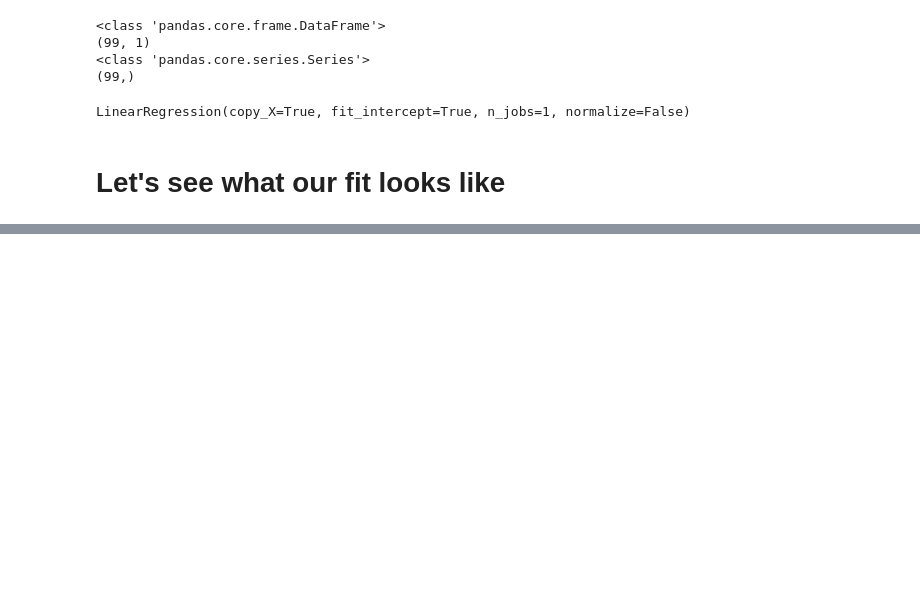
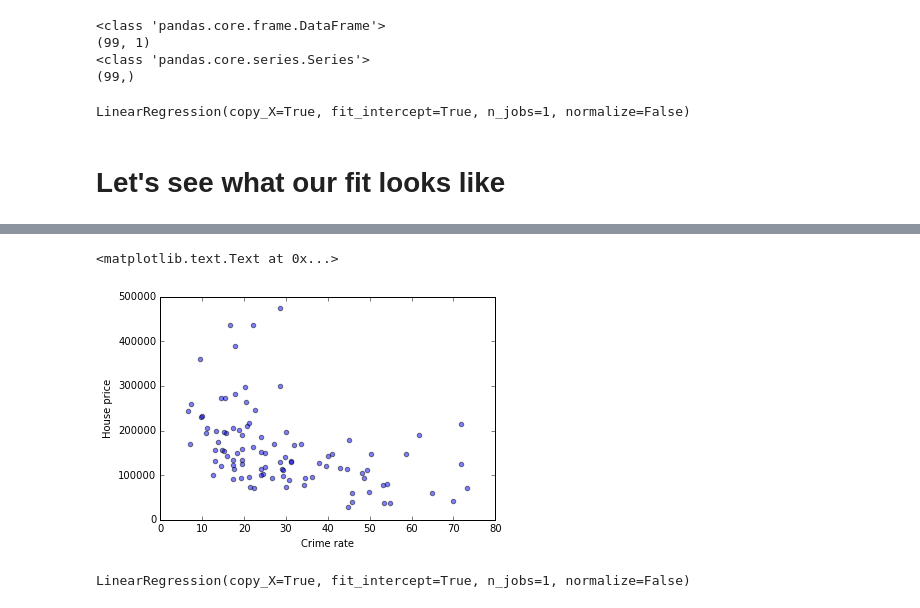
Before and after one commit to Weenkus/Machine-Learning-University-of-Washington, a Jupyter notebook: Regression/assignments/Simple Linear Regression slides.ipynb, the cells around one changed output, grey strips where cells are left out. Saved outputs shown, nothing was run; the diff lists cells and outputs as text; code cells hidden in the pictures; blank space fills up the shorter version.

```diff
--- a/Regression/assignments/Simple Linear Regression slides.ipynb
+++ b/Regression/assignments/Simple Linear Regression slides.ipynb
@@ -80,0 +86,14 @@ plt.plot(sales.CrimeRate, sales.HousePrice, '.',
+# %%
+sales_noCC = sales[sales['MilesPhila'] != 0.0]
+# %%
+plt.scatter(sales_noCC.CrimeRate, sales_noCC.HousePrice, alpha=0.5)
+plt.ylabel('House price')
+plt.xlabel('Crime rate')
+# %% [output]
+<matplotlib.text.Text at 0x...>
+[figure, added]
+# %%
+crime_mode_noCC = linear_model.LinearRegression()
+crime_mode_noCC.fit(sales_noCC[['CrimeRate']], sales_noCC['HousePrice'])
+# %% [output]
+LinearRegression(copy_X=True, fit_intercept=True, n_jobs=1, normalize=False)
```
Also changed, not shown: parts of 4 cells of this notebook.
